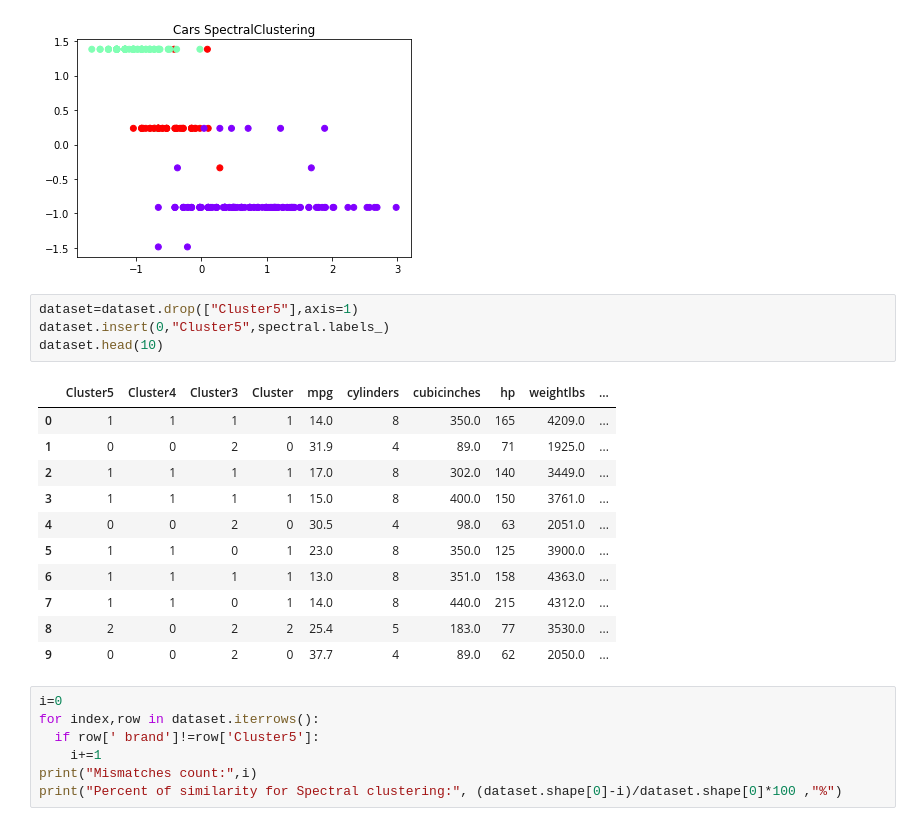
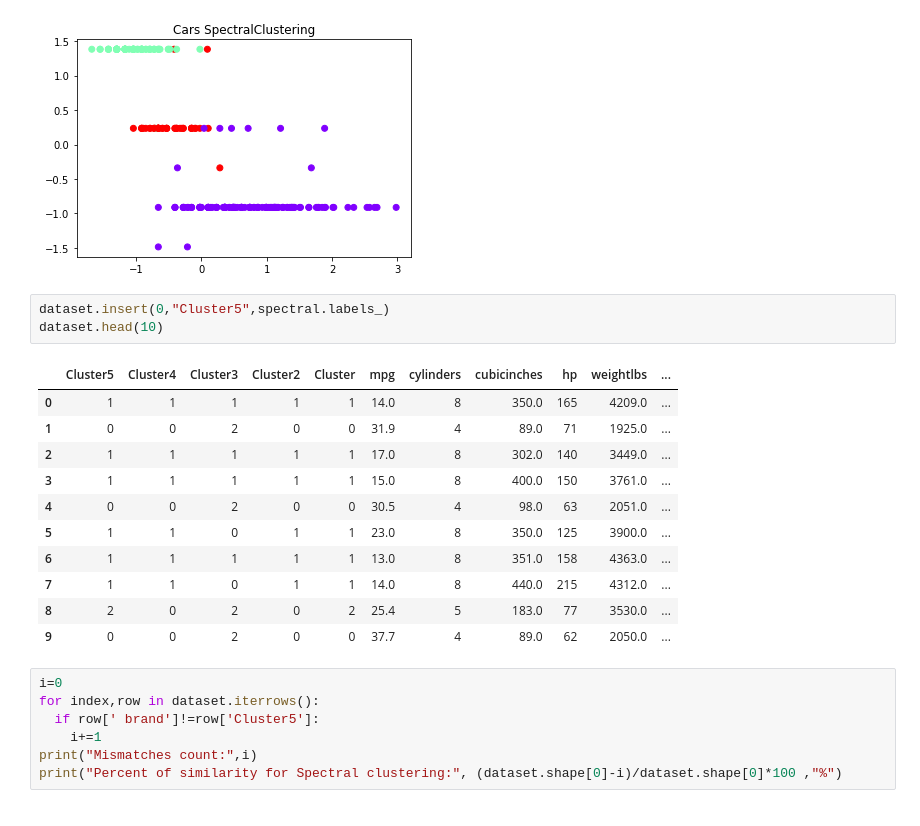
Before and after one commit to Elizav555/Data_Mining, a Jupyter notebook: Clustering.ipynb, the cells around one changed output. Saved outputs shown, nothing was run; the diff lists cells and outputs as text.

```diff
--- a/Clustering.ipynb
+++ b/Clustering.ipynb
@@ -204,21 +204,20 @@ plt.show()
 # %% [output]
 [figure]
 # %%
-dataset=dataset.drop(["Cluster5"],axis=1)
 dataset.insert(0,"Cluster5",spectral.labels_)
 dataset.head(10)
 # %% [output]
-|  | Cluster5 | Cluster4 | Cluster3 | Cluster | mpg | cylinders | cubicinches | hp | weightlbs | ... |
-| 0 | 1 | 1 | 1 | 1 | 14.0 | 8 | 350.0 | 165 | 4209.0 | ... |
-| 1 | 0 | 0 | 2 | 0 | 31.9 | 4 | 89.0 | 71 | 1925.0 | ... |
-| 2 | 1 | 1 | 1 | 1 | 17.0 | 8 | 302.0 | 140 | 3449.0 | ... |
-| 3 | 1 | 1 | 1 | 1 | 15.0 | 8 | 400.0 | 150 | 3761.0 | ... |
-| 4 | 0 | 0 | 2 | 0 | 30.5 | 4 | 98.0 | 63 | 2051.0 | ... |
-| 5 | 1 | 1 | 0 | 1 | 23.0 | 8 | 350.0 | 125 | 3900.0 | ... |
-| 6 | 1 | 1 | 1 | 1 | 13.0 | 8 | 351.0 | 158 | 4363.0 | ... |
-| 7 | 1 | 1 | 0 | 1 | 14.0 | 8 | 440.0 | 215 | 4312.0 | ... |
-| 8 | 2 | 0 | 2 | 2 | 25.4 | 5 | 183.0 | 77 | 3530.0 | ... |
-| 9 | 0 | 0 | 2 | 0 | 37.7 | 4 | 89.0 | 62 | 2050.0 | ... |
+|  | Cluster5 | Cluster4 | Cluster3 | Cluster2 | Cluster | mpg | cylinders | cubicinches | hp | weightlbs | ... |
+| 0 | 1 | 1 | 1 | 1 | 1 | 14.0 | 8 | 350.0 | 165 | 4209.0 | ... |
+| 1 | 0 | 0 | 2 | 0 | 0 | 31.9 | 4 | 89.0 | 71 | 1925.0 | ... |
+| 2 | 1 | 1 | 1 | 1 | 1 | 17.0 | 8 | 302.0 | 140 | 3449.0 | ... |
+| 3 | 1 | 1 | 1 | 1 | 1 | 15.0 | 8 | 400.0 | 150 | 3761.0 | ... |
+| 4 | 0 | 0 | 2 | 0 | 0 | 30.5 | 4 | 98.0 | 63 | 2051.0 | ... |
+| 5 | 1 | 1 | 0 | 1 | 1 | 23.0 | 8 | 350.0 | 125 | 3900.0 | ... |
+| 6 | 1 | 1 | 1 | 1 | 1 | 13.0 | 8 | 351.0 | 158 | 4363.0 | ... |
+| 7 | 1 | 1 | 0 | 1 | 1 | 14.0 | 8 | 440.0 | 215 | 4312.0 | ... |
+| 8 | 2 | 0 | 2 | 0 | 2 | 25.4 | 5 | 183.0 | 77 | 3530.0 | ... |
+| 9 | 0 | 0 | 2 | 0 | 0 | 37.7 | 4 | 89.0 | 62 | 2050.0 | ... |
 # %%
 i=0
 for index,row in dataset.iterrows():
```
Also changed, not shown: parts of 4 cells of this notebook.
